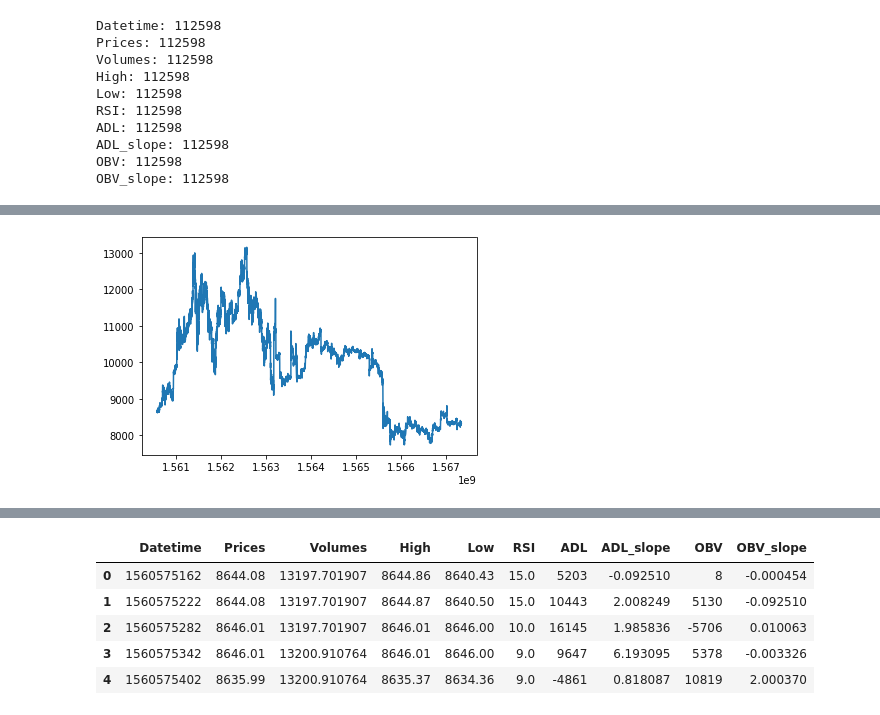
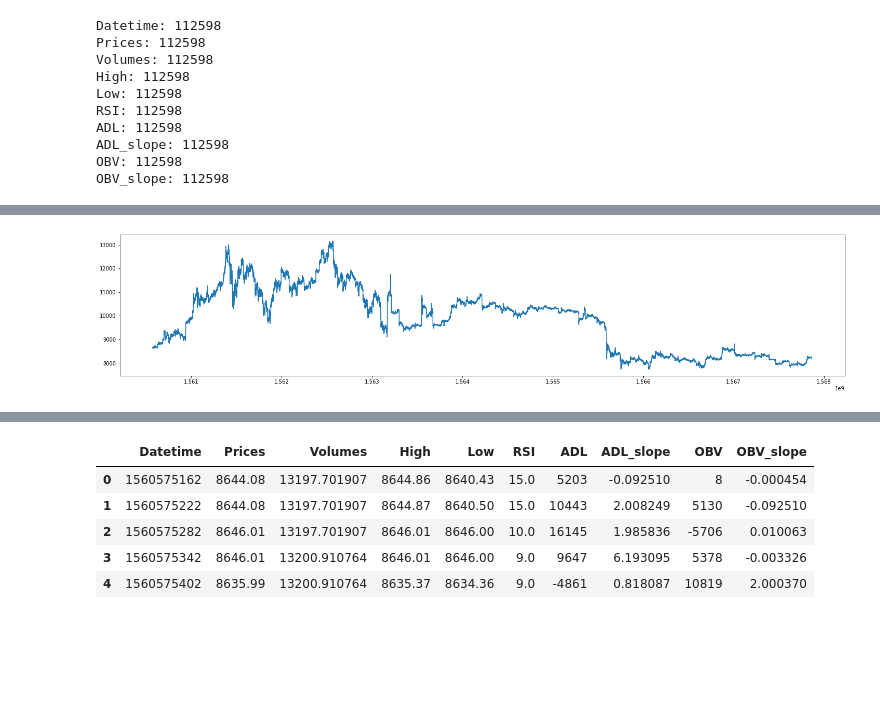
Before and after one commit to bnonni/LSTM, a Jupyter notebook: LSTM_Crypto_Predictor.ipynb, the cells around one changed output, grey strips where cells are left out. Saved outputs shown, nothing was run; the diff lists cells and outputs as text; code cells hidden in the pictures; blank space fills up the shorter version.

```diff
--- a/LSTM_Crypto_Predictor.ipynb
+++ b/LSTM_Crypto_Predictor.ipynb
@@ -222,5 +251,5 @@ ADL_slope: 112598
 OBV: 112598
 OBV_slope: 112598
 # %%
-BTC_df = pd.DataFrame(BTC_Data)
-BTC_df.head()
+# BTC_df = pd.DataFrame(BTC_Data)
+# BTC_df.tail()
@@ -234,2 +256,2 @@ BTC_df.head()
 # %%
-BTC_df = pd.read_csv('BTC.csv')
+BTC = pd.read_csv('data.csv')
@@ -236,7 +280,8 @@ BTC_df = pd.read_csv('BTC.csv')
 # %%
 x = BTC_df.Datetime
 y = BTC_df.Prices
+plt.figure(figsize=[25,5])
 plt.plot(x, y)
 plt.show()
 # %% [output]
-[figure, old version]
+[figure, new version]
```
Also changed, not shown: parts of 18 cells of this notebook, 5 other files.
